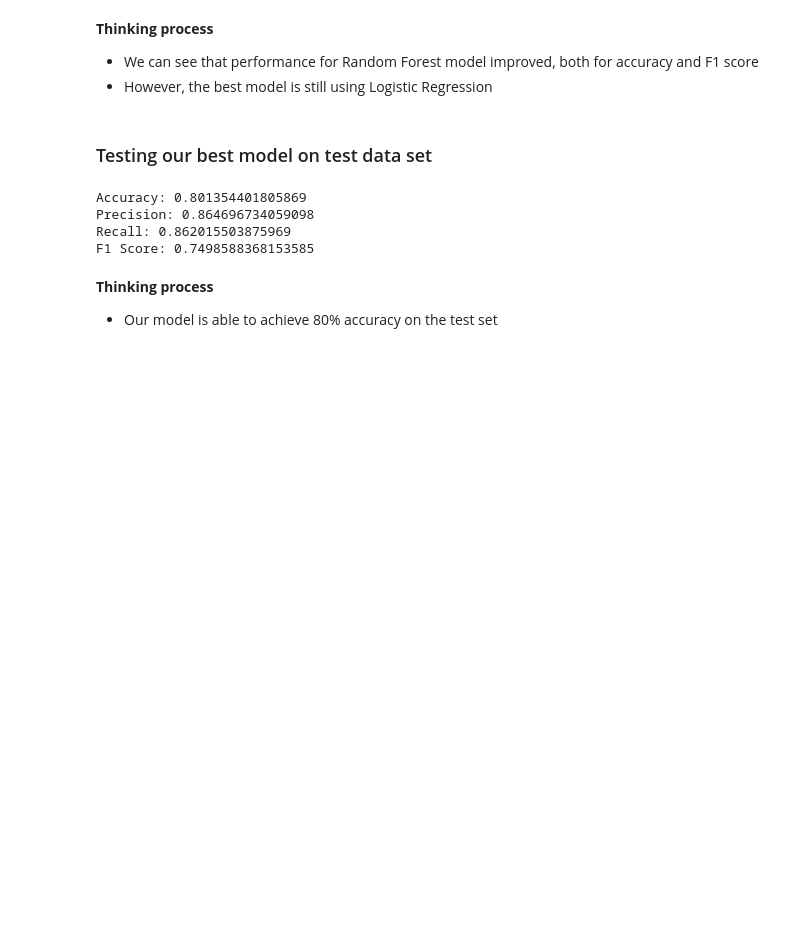
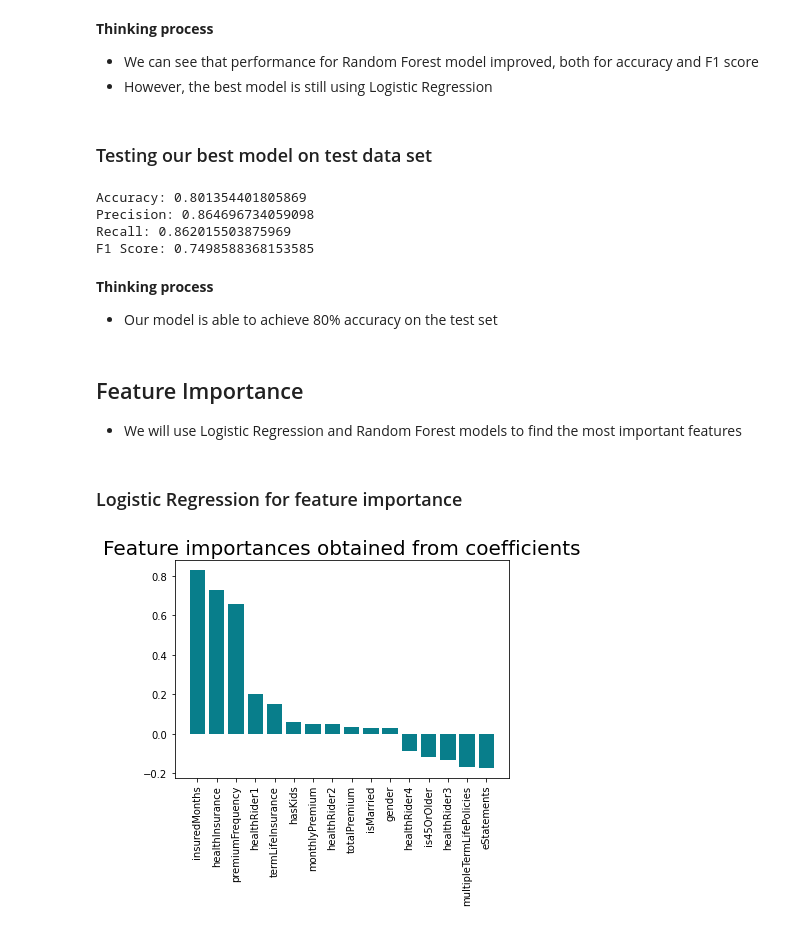
Before and after one commit to CJianYu98/TAP-VICA-Tech-Assessment, a Jupyter notebook: main.ipynb, the cells around one changed output. Drawn from its saved outputs; the diff is of its cells as text; code cells hidden in the pictures; blank space fills up the shorter version.

Commit message:
Calculate feature importances
Used Logistic Regression and Random Forest to find feature importances

```diff
--- a/main.ipynb
+++ b/main.ipynb
@@ -568,3 +568,24 @@ F1 Score: 0.7498588368153585
 **Thinking process** <br>
 
 - Our model is able to achieve 80% accuracy on the test set
+# %% [markdown]
+## Feature Importance
+- We will use Logistic Regression and Random Forest models to find the most important features
+# %% [markdown]
+### Logistic Regression for feature importance
+# %%
+lr_clf = LogisticRegression().fit(X_train, y_train)
+
+importances = pd.DataFrame(data={
+    'Attribute': X_train.columns,
+    'Importance': lr_clf.coef_[0]
+})
+importances = importances.sort_values(by='Importance', ascending=False)
+importances
+
+plt.bar(x=importances['Attribute'], height=importances['Importance'], color='#087E8B')
+plt.title('Feature importances obtained from coefficients', size=20)
+plt.xticks(rotation='vertical')
+plt.show()
+# %% [output]
+[figure, added]
```
Also changed, not shown: parts of 2 cells of this notebook.
